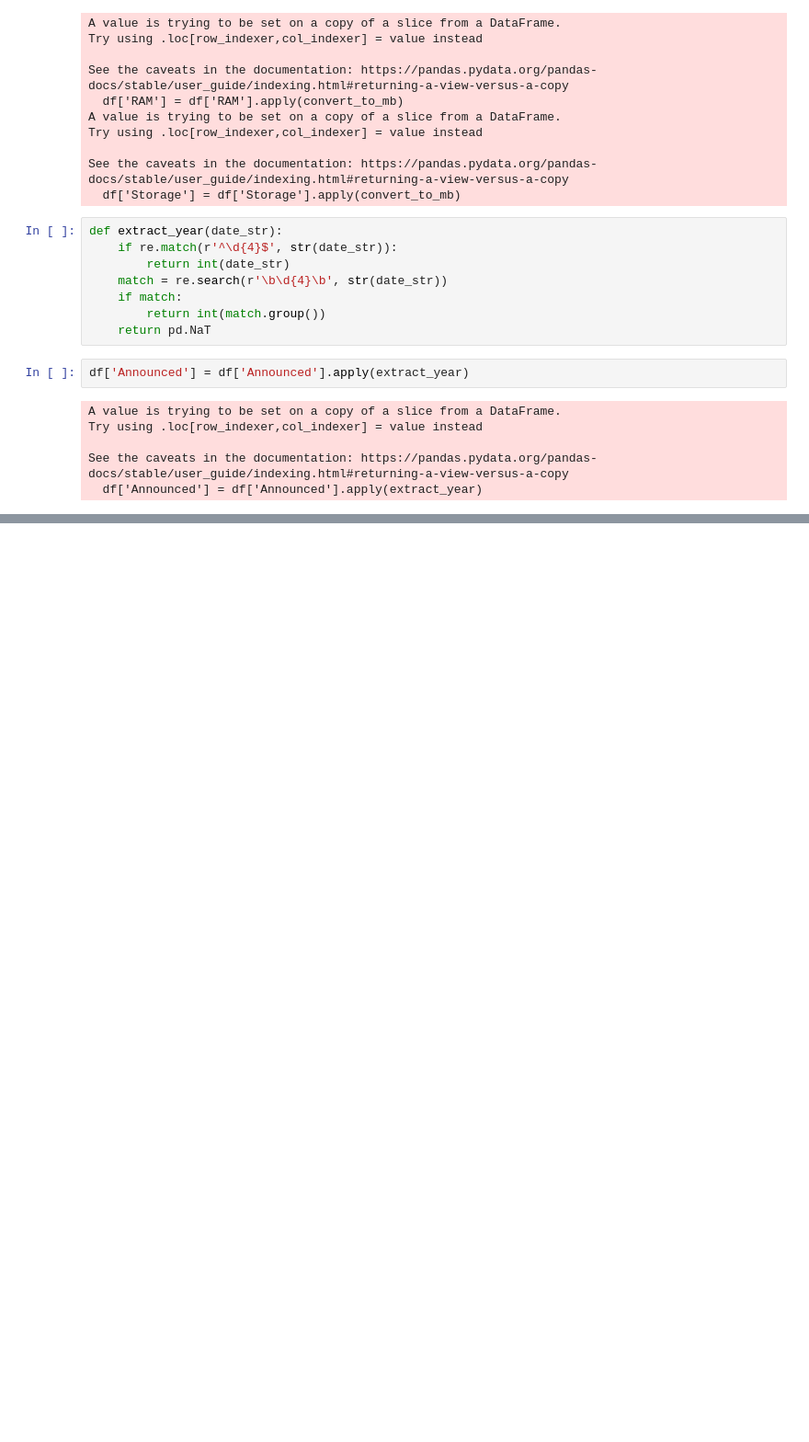
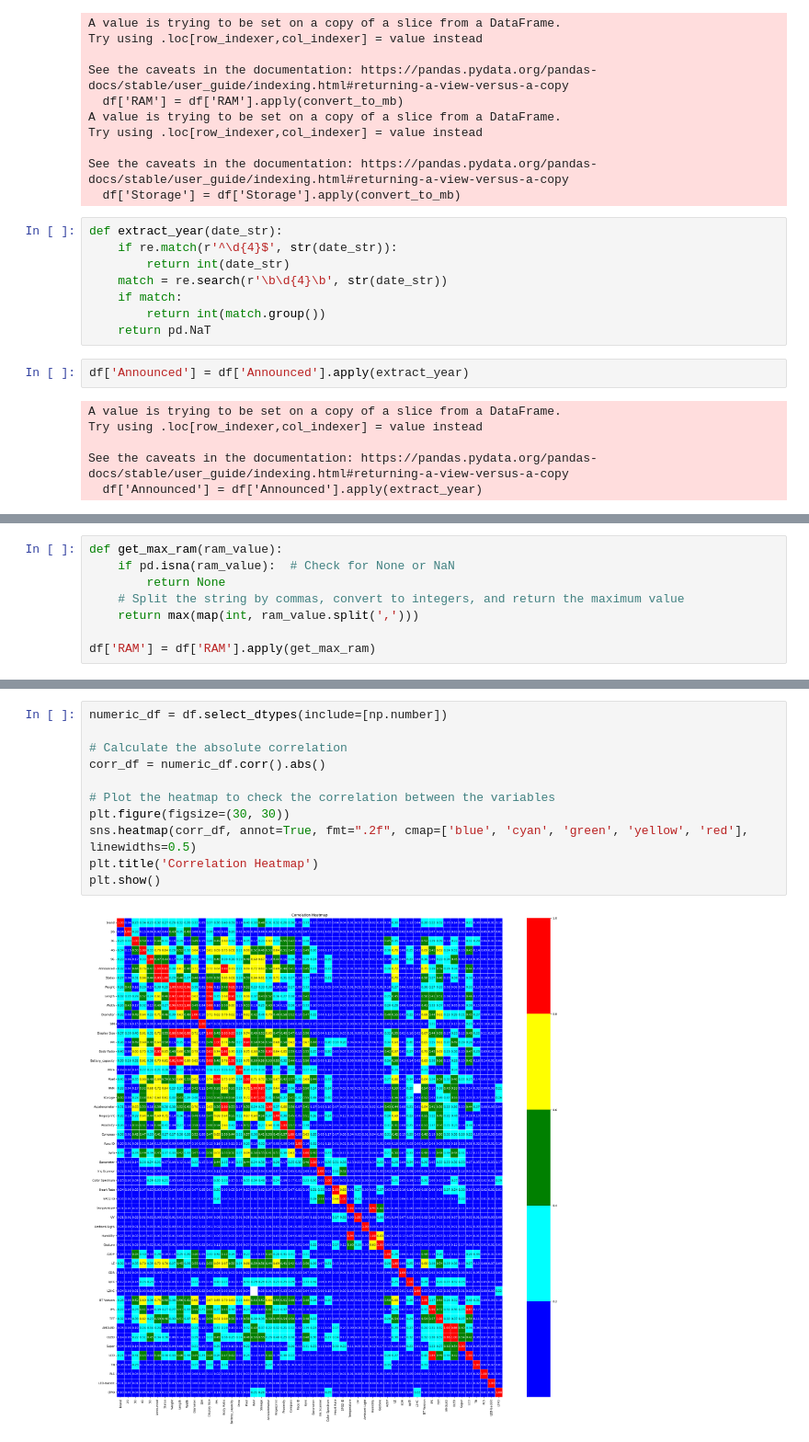
Before and after one commit to Ramtin-Karbaschi/BehaviorDetection_and_MobileMarketAnalysis, a Jupyter notebook: Part2/Price_Prediction.ipynb, the cells around one changed output, grey strips where cells are left out. Shown at 92% size. Drawn from its saved outputs; the diff is of its cells as text; blank space fills up the shorter version.

```diff
--- a/Part2/Price_Prediction.ipynb
+++ b/Part2/Price_Prediction.ipynb
@@ -186,0 +347,8 @@ See the caveats in the documentation: https://pandas.pydata.org/pandas-docs/stab
+# %%
+def get_max_ram(ram_value):
+    if pd.isna(ram_value):  # Check for None or NaN
+        return None
+    # Split the string by commas, convert to integers, and return the maximum value
+    return max(map(int, ram_value.split(',')))
+
+df['RAM'] = df['RAM'].apply(get_max_ram)
@@ -186,0 +523,13 @@ See the caveats in the documentation: https://pandas.pydata.org/pandas-docs/stab
+# %%
+numeric_df = df.select_dtypes(include=[np.number])
+
+# Calculate the absolute correlation
+corr_df = numeric_df.corr().abs()
+
+# Plot the heatmap to check the correlation between the variables
+plt.figure(figsize=(30, 30))
+sns.heatmap(corr_df, annot=True, fmt=".2f", cmap=['blue', 'cyan', 'green', 'yellow', 'red'], linewidths=0.5)
+plt.title('Correlation Heatmap')
+plt.show()
+# %% [output]
+[figure, added]
```
Also changed, not shown: parts of 38 cells of this notebook.
